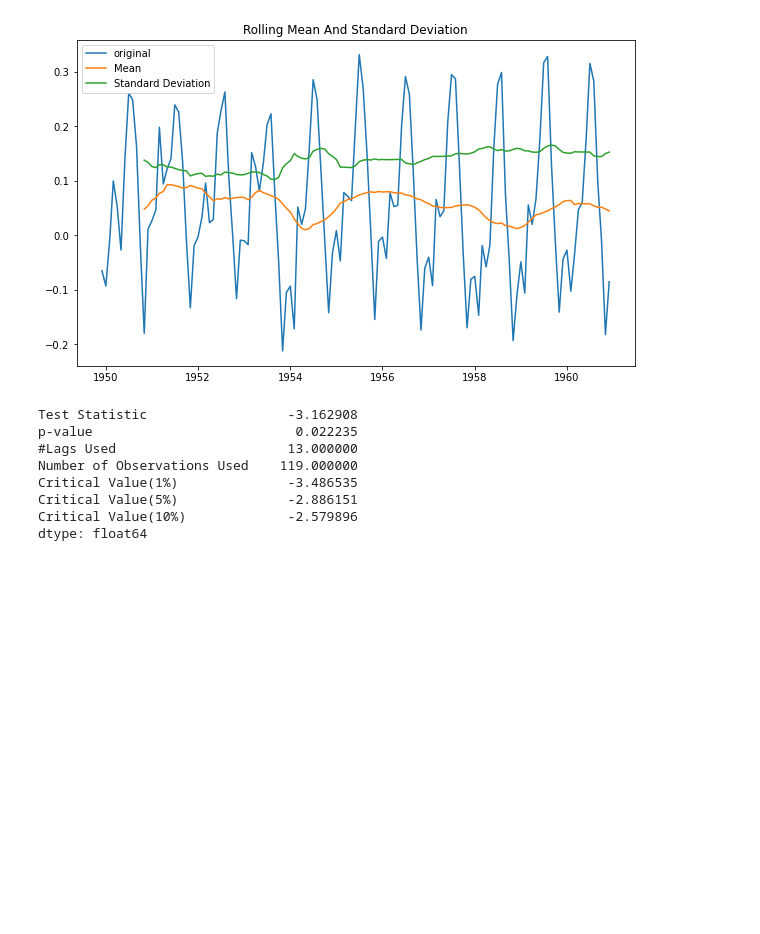
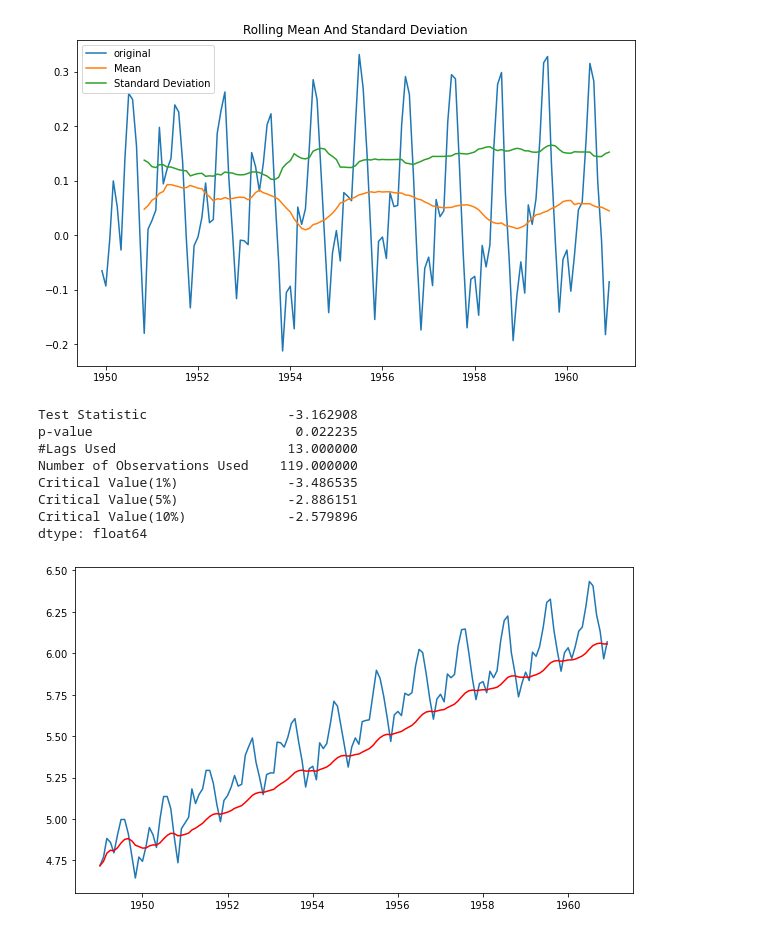
Before and after one commit to JayantGoel001/Time-Series, a Jupyter notebook: time series Air passengers.ipynb, the cells around one changed output. Saved outputs shown, nothing was run; the diff lists cells and outputs as text; code cells hidden in the pictures; blank space fills up the shorter version.

```diff
--- a/time series Air passengers.ipynb
+++ b/time series Air passengers.ipynb
@@ -193,3 +193,10 @@ Critical Value(1%)              -3.486535
 Critical Value(5%)              -2.886151
 Critical Value(10%)             -2.579896
 dtype: float64
+# %%
+exponentialDecayWeightedAverage = indexedDataSet_log.ewm(halflife=12,min_periods=0,adjust=True).mean()
+plt.plot(indexedDataSet_log)
+plt.plot(exponentialDecayWeightedAverage,color='red')
+plt.show()
+# %% [output]
+[figure, added]
```
Also changed, not shown: parts of 3 cells of this notebook.
